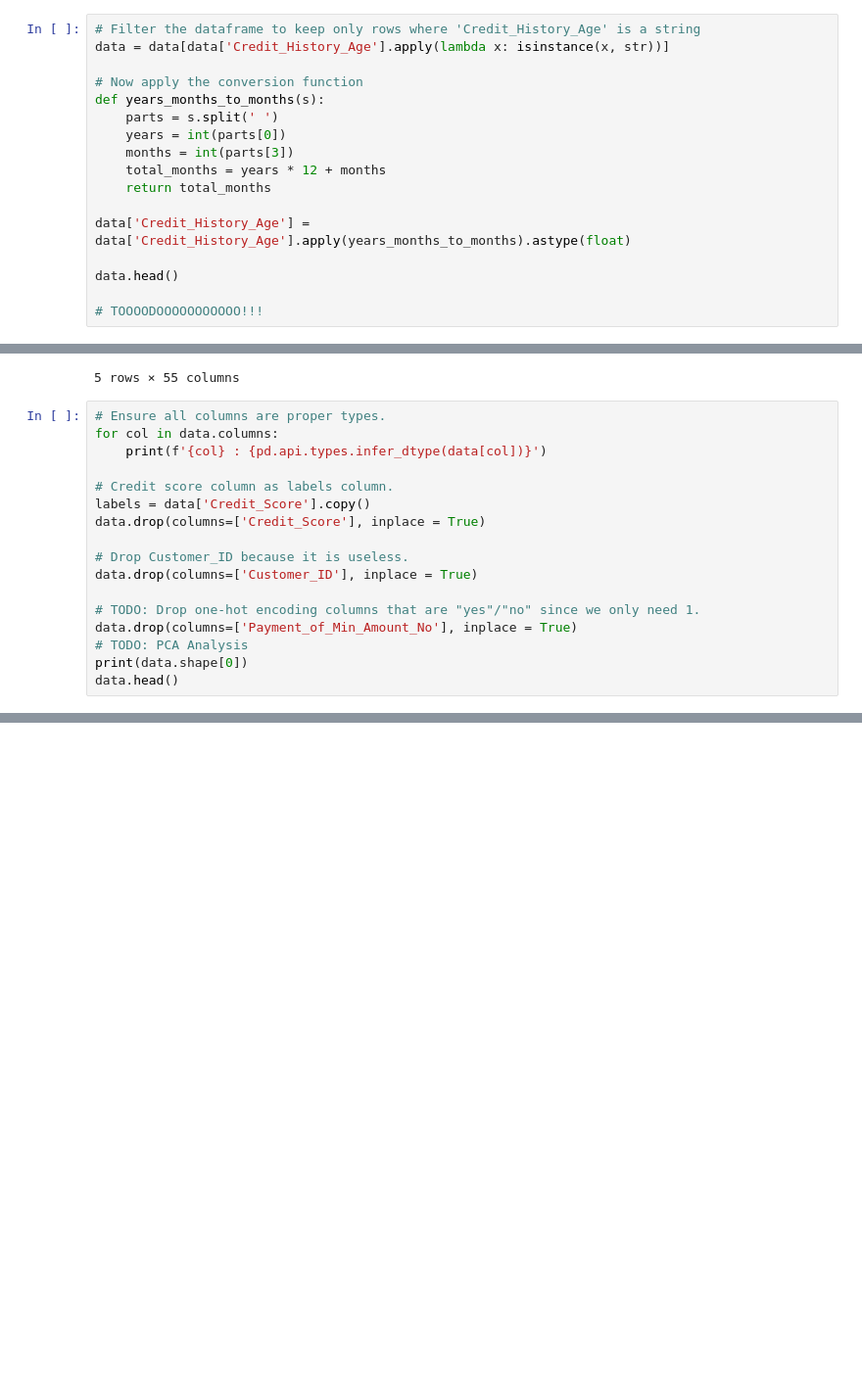
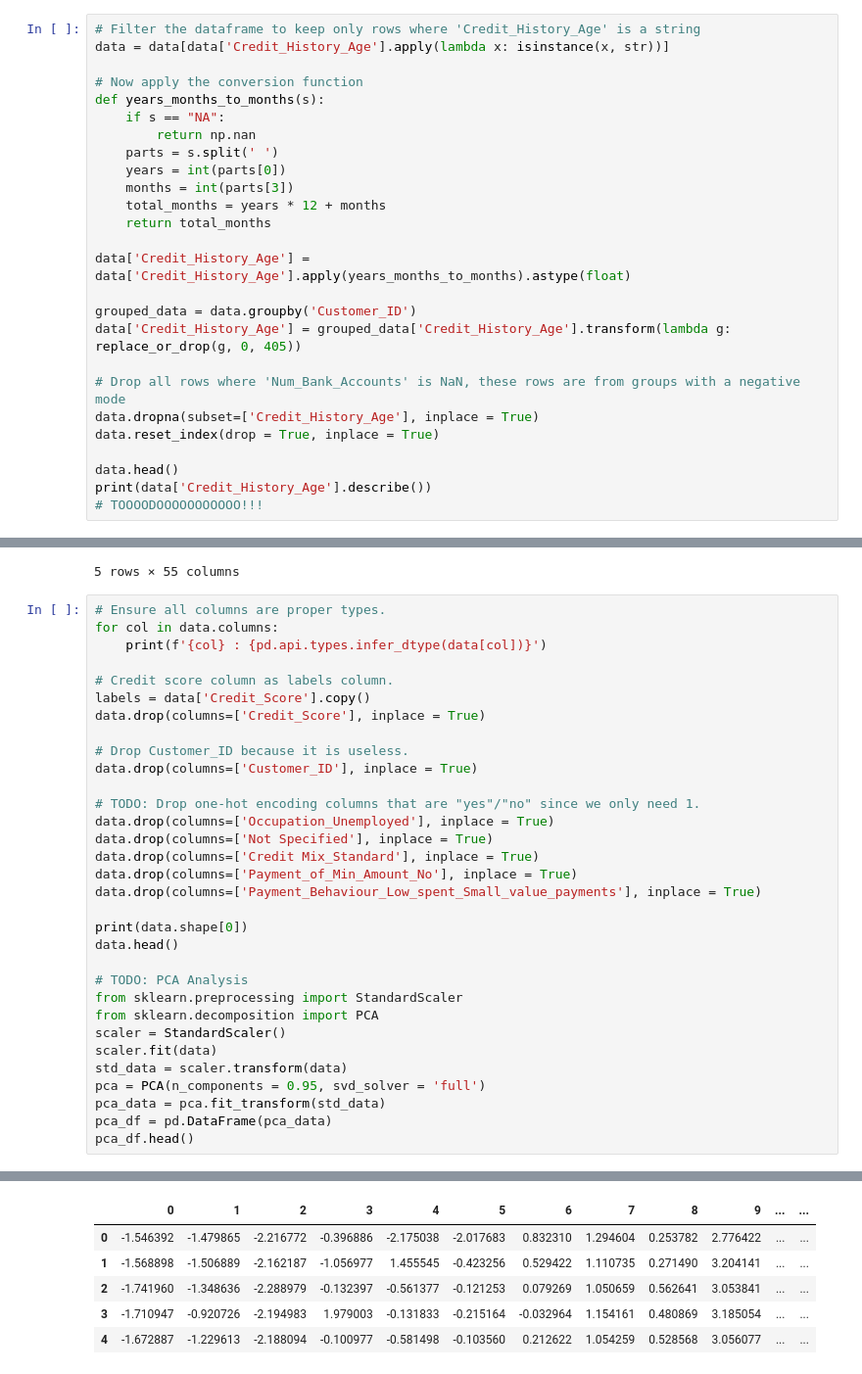
Before and after one commit to AyujVerma/Credit-Score-Classifier, a Jupyter notebook: credit_score.ipynb, the cells around one changed output, grey strips where cells are left out. Shown at 98% size. Cells and saved outputs as stored; diff of their text form; blank space fills up the shorter version.

```diff
--- a/credit_score.ipynb
+++ b/credit_score.ipynb
@@ -512,6 +521,8 @@ data = data[data['Credit_History_Age'].apply(lambda x: isinstance(x, str))]
 
 # Now apply the conversion function
 def years_months_to_months(s):
+    if s == "NA":
+        return np.nan
     parts = s.split(' ')
     years = int(parts[0])
     months = int(parts[3])
@@ -520,8 +531,15 @@ def years_months_to_months(s):
 
 data['Credit_History_Age'] = data['Credit_History_Age'].apply(years_months_to_months).astype(float)
 
+grouped_data = data.groupby('Customer_ID')
+data['Credit_History_Age'] = grouped_data['Credit_History_Age'].transform(lambda g: replace_or_drop(g, 0, 405))
+
+# Drop all rows where 'Num_Bank_Accounts' is NaN, these rows are from groups with a negative mode
+data.dropna(subset=['Credit_History_Age'], inplace = True)
+data.reset_index(drop = True, inplace = True)
+
 data.head()
-
+print(data['Credit_History_Age'].describe())
 # TOOOODOOOOOOOOOOO!!!
 # %% [output]
 A value is trying to be set on a copy of a slice from a DataFrame.
@@ -866,8 +886,23 @@ data.drop(columns=['Credit_Score'], inplace = True)
 data.drop(columns=['Customer_ID'], inplace = True)
 
 # TODO: Drop one-hot encoding columns that are "yes"/"no" since we only need 1.
+data.drop(columns=['Occupation_Unemployed'], inplace = True)
+data.drop(columns=['Not Specified'], inplace = True)
+data.drop(columns=['Credit Mix_Standard'], inplace = True)
 data.drop(columns=['Payment_of_Min_Amount_No'], inplace = True)
-# TODO: PCA Analysis
+data.drop(columns=['Payment_Behaviour_Low_spent_Small_value_payments'], inplace = True)
+
 print(data.shape[0])
 data.head()
+
+# TODO: PCA Analysis
+from sklearn.preprocessing import StandardScaler
+from sklearn.decomposition import PCA
+scaler = StandardScaler()
+scaler.fit(data)
+std_data = scaler.transform(data)
+pca = PCA(n_components = 0.95, svd_solver = 'full')
+pca_data = pca.fit_transform(std_data)
+pca_df = pd.DataFrame(pca_data)
+pca_df.head()
 # %% [output]
@@ -874,0 +926,6 @@ NameError: name 'data' is not defined
+|  | 0 | 1 | 2 | 3 | 4 | 5 | 6 | 7 | 8 | 9 | ... | ... |
+| 0 | -1.546392 | -1.479865 | -2.216772 | -0.396886 | -2.175038 | -2.017683 | 0.832310 | 1.294604 | 0.253782 | 2.776422 | ... | ... |
+| 1 | -1.568898 | -1.506889 | -2.162187 | -1.056977 | 1.455545 | -0.423256 | 0.529422 | 1.110735 | 0.271490 | 3.204141 | ... | ... |
+| 2 | -1.741960 | -1.348636 | -2.288979 | -0.132397 | -0.561377 | -0.121253 | 0.079269 | 1.050659 | 0.562641 | 3.053841 | ... | ... |
+| 3 | -1.710947 | -0.920726 | -2.194983 | 1.979003 | -0.131833 | -0.215164 | -0.032964 | 1.154161 | 0.480869 | 3.185054 | ... | ... |
+| 4 | -1.672887 | -1.229613 | -2.188094 | -0.100977 | -0.581498 | -0.103560 | 0.212622 | 1.054259 | 0.528568 | 3.056077 | ... | ... |
```
Also changed, not shown: parts of 3 cells of this notebook.
